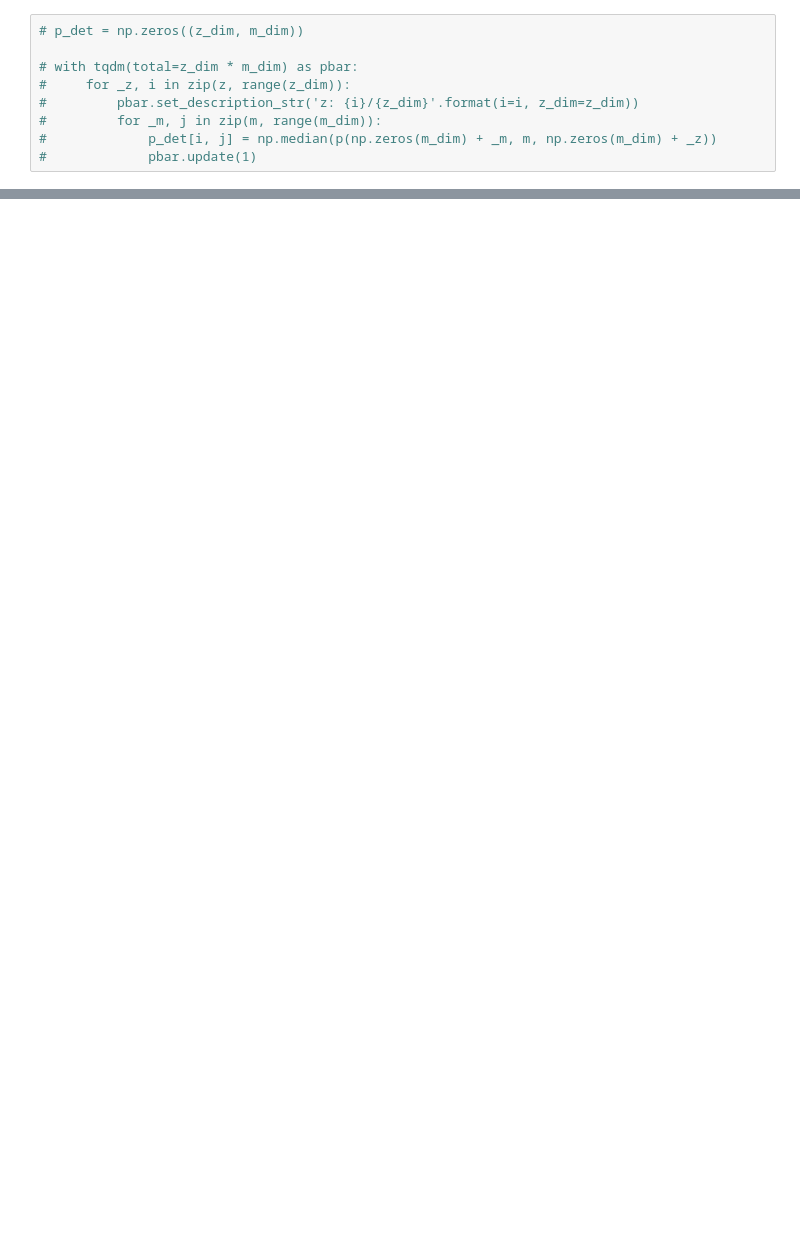
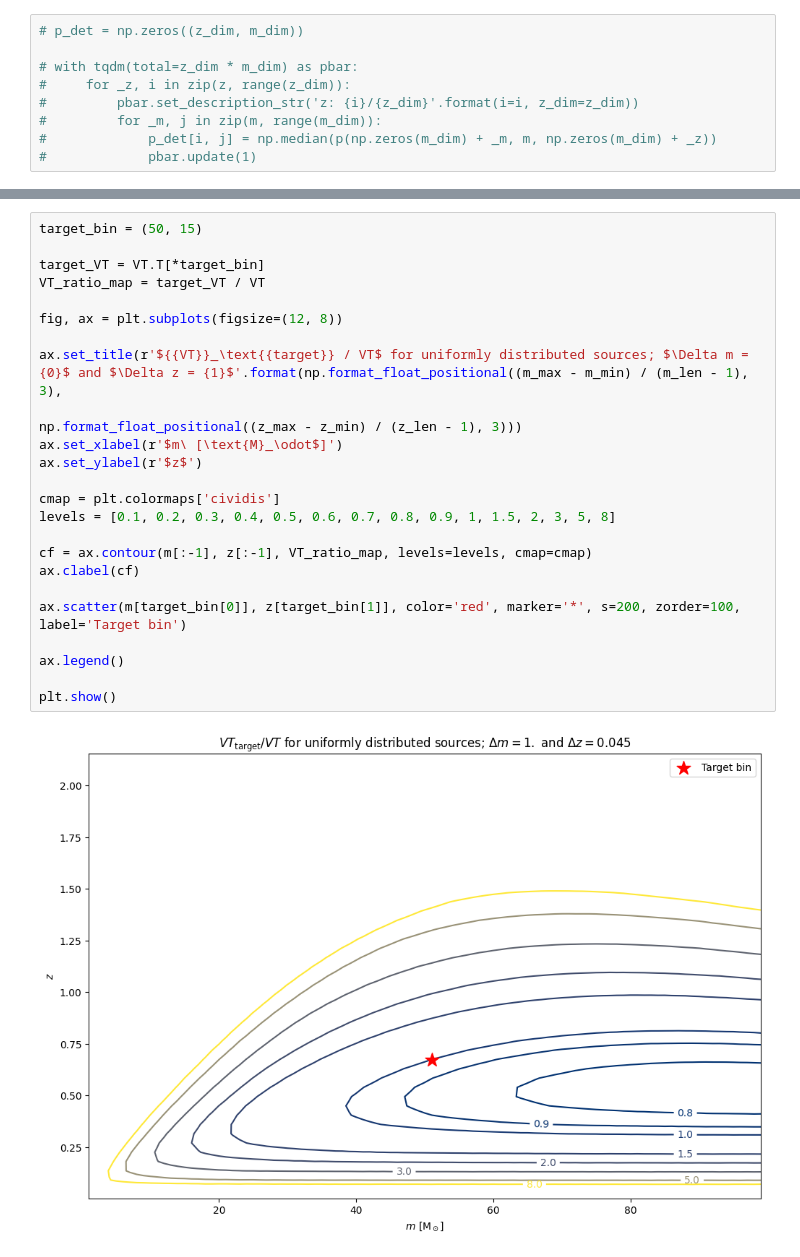
Before and after one commit to F3Solid/master_thesis, a Jupyter notebook: p_det.ipynb, the cells around one changed output, grey strips where cells are left out. Cells and saved outputs as stored; diff of their text form; blank space fills up the shorter version.

```diff
--- a/p_det.ipynb
+++ b/p_det.ipynb
@@ -72,0 +116,26 @@ plt.show()
+# %%
+target_bin = (50, 15)
+
+target_VT = VT.T[*target_bin]
+VT_ratio_map = target_VT / VT
+
+fig, ax = plt.subplots(figsize=(12, 8))
+
+ax.set_title(r'${{VT}}_\text{{target}} / VT$ for uniformly distributed sources; $\Delta m = {0}$ and $\Delta z = {1}$'.format(np.format_float_positional((m_max - m_min) / (m_len - 1), 3),
+                                                                                                                              np.format_float_positional((z_max - z_min) / (z_len - 1), 3)))
+ax.set_xlabel(r'$m\ [\text{M}_\odot$]')
+ax.set_ylabel(r'$z$')
+
+cmap = plt.colormaps['cividis']
+levels = [0.1, 0.2, 0.3, 0.4, 0.5, 0.6, 0.7, 0.8, 0.9, 1, 1.5, 2, 3, 5, 8]
+
+cf = ax.contour(m[:-1], z[:-1], VT_ratio_map, levels=levels, cmap=cmap)
+ax.clabel(cf)
+
+ax.scatter(m[target_bin[0]], z[target_bin[1]], color='red', marker='*', s=200, zorder=100, label='Target bin')
+
+ax.legend()
+
+plt.show()
+# %% [output]
+[figure, added]
```
Also changed, not shown: parts of 8 cells of this notebook, 1 other file.
